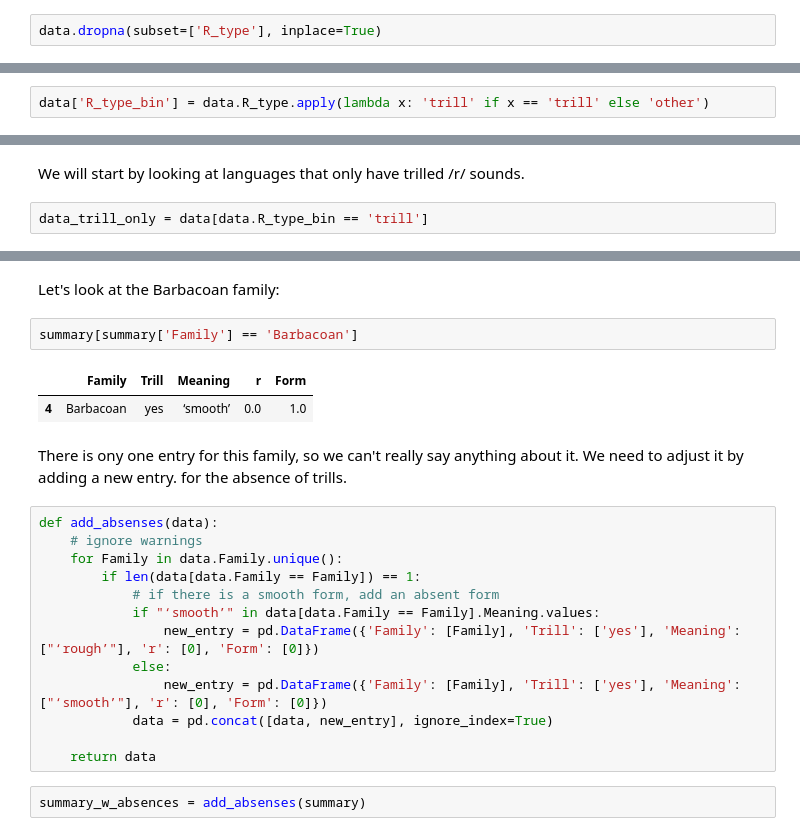
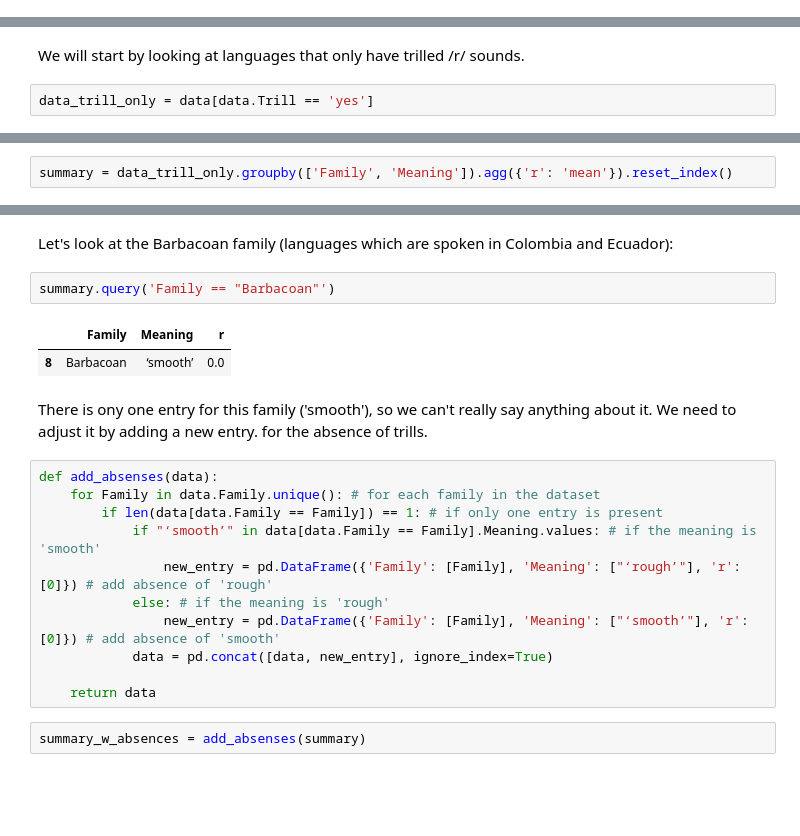
Before and after one commit to TYacinee/materiel_TALL, a Jupyter notebook: S2/TD2-phonetics-and-phonology.ipynb, the cells around one changed output, grey strips where cells are left out. Drawn from its saved outputs; the diff is of its cells as text; blank space fills up the shorter version.

```diff
--- a/S2/TD2-phonetics-and-phonology.ipynb
+++ b/S2/TD2-phonetics-and-phonology.ipynb
@@ -442,2 +45,0 @@ Let's remove the N.A. values from this column:
-# %%
-data.dropna(subset=['R_type'], inplace=True)
@@ -452,2 +45,0 @@ First, we need to modify the R_type column, to convert it into binary (trill / o
-# %%
-data['R_type_bin'] = data.R_type.apply(lambda x: 'trill' if x == 'trill' else 'other')
@@ -462,5 +113,5 @@ array(['other', 'trill'], dtype=object)
 # %% [markdown]
 We will start by looking at languages that only have trilled /r/ sounds.
 # %%
-data_trill_only = data[data.R_type_bin == 'trill']
+data_trill_only = data[data.Trill == 'yes']
 # %% [markdown]
@@ -492,0 +135,2 @@ Let's look at our new dataset:
+# %%
+summary = data_trill_only.groupby(['Family', 'Meaning']).agg({'r': 'mean'}).reset_index()
@@ -548,22 +218,20 @@ summary.head(10)
 # %% [markdown]
-Let's look at the Barbacoan family:
+Let's look at the Barbacoan family (languages which are spoken in Colombia and Ecuador):
 # %%
-summary[summary['Family'] == 'Barbacoan']
+summary.query('Family == "Barbacoan"')
 # %% [output]
-|  | Family | Trill | Meaning | r | Form |
-| 4 | Barbacoan | yes | ‘smooth’ | 0.0 | 1.0 |
+|  | Family | Meaning | r |
+| 8 | Barbacoan | ‘smooth’ | 0.0 |
 # %% [markdown]
-There is ony one entry for this family, so we can't really say anything about it. We need to adjust it by adding a new entry. for the absence of trills.
+There is ony one entry for this family ('smooth'), so we can't really say anything about it. We need to adjust it by adding a new entry. for the absence of trills.
 # %%
 def add_absenses(data):
-    # ignore warnings
-    for Family in data.Family.unique():
-        if len(data[data.Family == Family]) == 1:
-            # if there is a smooth form, add an absent form
-            if "‘smooth’" in data[data.Family == Family].Meaning.values:
-                new_entry = pd.DataFrame({'Family': [Family], 'Trill': ['yes'], 'Meaning': ["‘rough’"], 'r': [0], 'Form': [0]})
-            else:
-                new_entry = pd.DataFrame({'Family': [Family], 'Trill': ['yes'], 'Meaning': ["‘smooth’"], 'r': [0], 'Form': [0]})
+    for Family in data.Family.unique(): # for each family in the dataset
+        if len(data[data.Family == Family]) == 1: # if only one entry is present
+            if "‘smooth’" in data[data.Family == Family].Meaning.values: # if the meaning is 'smooth'
+                new_entry = pd.DataFrame({'Family': [Family], 'Meaning': ["‘rough’"], 'r': [0]}) # add absence of 'rough'
+            else: # if the meaning is 'rough'
+                new_entry = pd.DataFrame({'Family': [Family], 'Meaning': ["‘smooth’"], 'r': [0]}) # add absence of 'smooth'
             data = pd.concat([data, new_entry], ignore_index=True)
 
     return data
```
Also changed, not shown: parts of 148 cells of this notebook.
